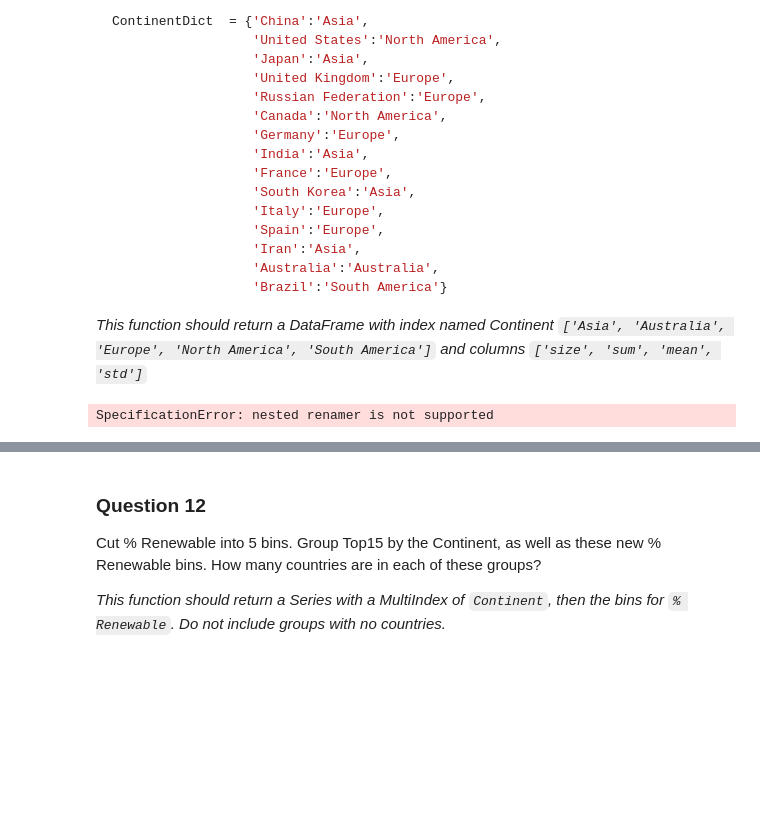
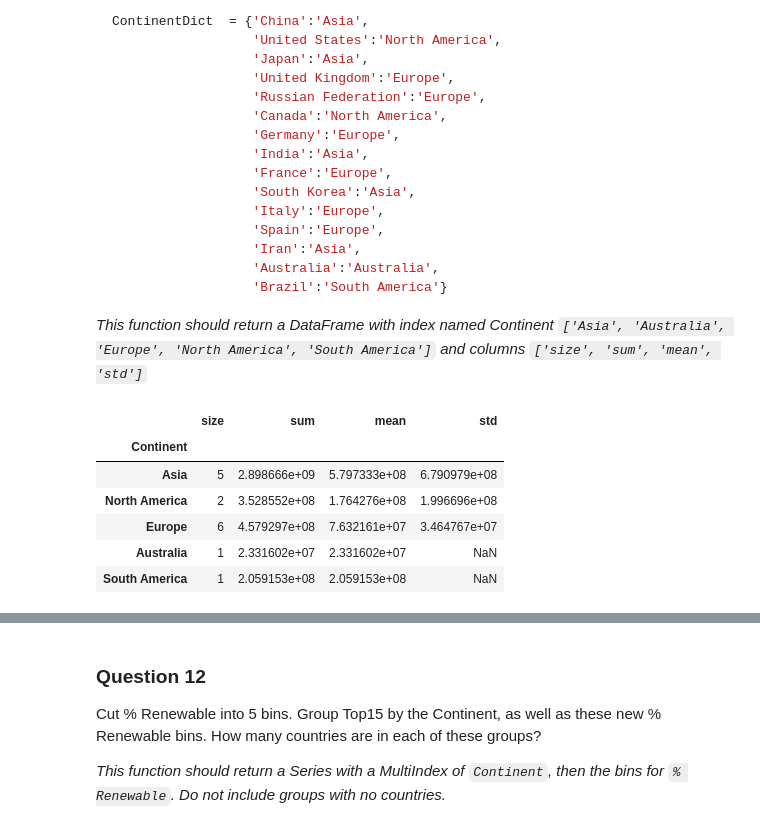
Before and after one commit to Abdoelabassi/Michigan-python-data-science, a Jupyter notebook: Week3/course1_assignment3/assignment3.ipynb, the cells around one changed output, grey strips where cells are left out. Drawn from its saved outputs; the diff is of its cells as text; code cells hidden in the pictures; blank space fills up the shorter version.

```diff
--- a/Week3/course1_assignment3/assignment3.ipynb
+++ b/Week3/course1_assignment3/assignment3.ipynb
@@ -120,0 +50,32 @@ answer_one()
+# %%
+def answer_one():
+    # YOUR CODE HERE
+    energy = pd.read_excel('assets/Energy Indicators.xls', skiprows=17,skipfooter= 38)
+    energy = energy[['Unnamed: 1','Petajoules','Gigajoules','%']]
+    energy.columns = ['Country', 'Energy Supply', 'Energy Supply per Capita', '% Renewable']
+    energy[['Energy Supply', 'Energy Supply per Capita', '% Renewable']] =  energy[['Energy Supply', 'Energy Supply per Capita', '% Renewable']].replace('...',np.NaN).apply(pd.to_numeric)
+    energy['Energy Supply'] = energy['Energy Supply']*1000000
+    energy['Country'] = energy['Country'].replace({'China, Hong Kong Special Administrative Region':'Hong Kong','United Kingdom of Great Britain and Northern Ireland':'United Kingdom','Republic of Korea':'South Korea','United States of America':'United States','Iran (Islamic Republic of)':'Iran'})
+    energy['Country'] = energy['Country'].str.replace(" \(.*\)","")
+
+    GDP = pd.read_csv('assets/world_bank.csv',skiprows=4)
+    GDP['Country Name'] = GDP['Country Name'].replace('Korea, Rep.','South Korea')
+    GDP['Country Name'] = GDP['Country Name'].replace('Iran, Islamic Rep.','Iran')
+    GDP['Country Name'] = GDP['Country Name'].replace('Hong Kong SAR, China','Hong Kong')
+
+    columns = ['Country Name','2006','2007','2008','2009','2010','2011','2012','2013','2014','2015']
+    GDP = GDP[columns]
+
+    ScimEn = pd.read_excel('assets/scimagojr-3.xlsx')
+    ScimEn_m = ScimEn[:15]
+
+    df = pd.merge(ScimEn_m, energy, how = 'inner', left_on = 'Country', right_on='Country')
+    final_df = pd.merge(df,GDP, how = 'inner', left_on = 'Country', right_on='Country Name')
+    final_df = final_df.set_index('Country')
+    columns = ['Rank', 'Documents', 'Citable documents', 'Citations', 'Self-citations', 'Citations per document', 'H index', 'Energy Supply', 'Energy Supply per Capita', '% Renewable', '2006', '2007', '2008', '2009', '2010', '2011', '2012', '2013', '2014', '2015']
+    df = final_df[columns]
+    return df
+
+
+    # print(Energy_df.head())
+answer_one()
@@ -418,33 +389,42 @@ ContinentDict  = {'China':'Asia',
 # %%
 def answer_eleven():
     # YOUR CODE HERE
     ContinentDict  = {'China':'Asia',
                       'United States':'North America',
                       'Japan':'Asia',
                       'United Kingdom':'Europe',
                       'Russian Federation':'Europe',
                       'Canada':'North America',
                       'Germany':'Europe',
                       'India':'Asia',
                       'France':'Europe',
                       'South Korea':'Asia',
                       'Italy':'Europe',
                       'Spain':'Europe',
                       'Iran':'Asia',
                       'Australia':'Australia',
                       'Brazil':'South America'}
     df = answer_one()
     df = df.reset_index()
     df["Capita"] = df["Energy Supply"] / df["Energy Supply per Capita"]
     df["Continent"] = [ContinentDict[country] for country in df["Country"]]
     summary = df.set_index("Continent")
-    summary = summary.groupby(level = 0)["Capita"]
-    summary = summary.agg({'size': np.size, 'sum': np.sum, 'mean': np.mean, 'std': np.std})
-    summary = summary[["size", "sum", "mean", "std"]]
-    return summary
+    summary["size"] = summary.groupby(level = 0)["Capita"].agg(size='count')
+    summary["sum"] = summary.groupby(level = 0)["Capita"].agg(sum='sum')
+    summary["mean"] = summary.groupby(level = 0)["Capita"].agg(mean='mean')
+    summary["std"] = summary.groupby(level = 0)["Capita"].agg(std='std')
+    ans = summary[["size", "sum", "mean", "std"]]
+    ans = ans.drop_duplicates()
+    return ans
 answer_eleven()
 # %% [output]
-SpecificationError: nested renamer is not supported
+|  | size | sum | mean | std |
+| Continent |  |  |  |  |
+| Asia | 5 | 2.898666e+09 | 5.797333e+08 | 6.790979e+08 |
+| North America | 2 | 3.528552e+08 | 1.764276e+08 | 1.996696e+08 |
+| Europe | 6 | 4.579297e+08 | 7.632161e+07 | 3.464767e+07 |
+| Australia | 1 | 2.331602e+07 | 2.331602e+07 | NaN |
+| South America | 1 | 2.059153e+08 | 2.059153e+08 | NaN |
 # %%
 assert type(answer_eleven()) == pd.DataFrame, "Q11: You should return a DataFrame!"
 
```
Also changed, not shown: parts of 9 cells of this notebook.
